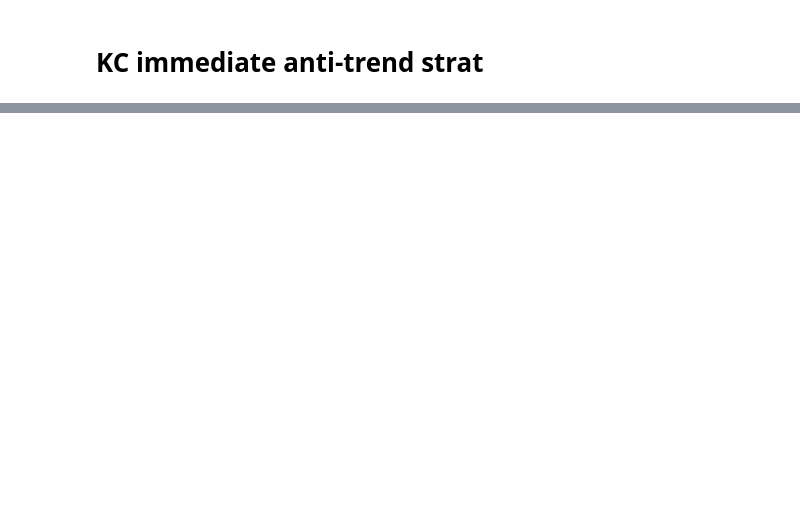
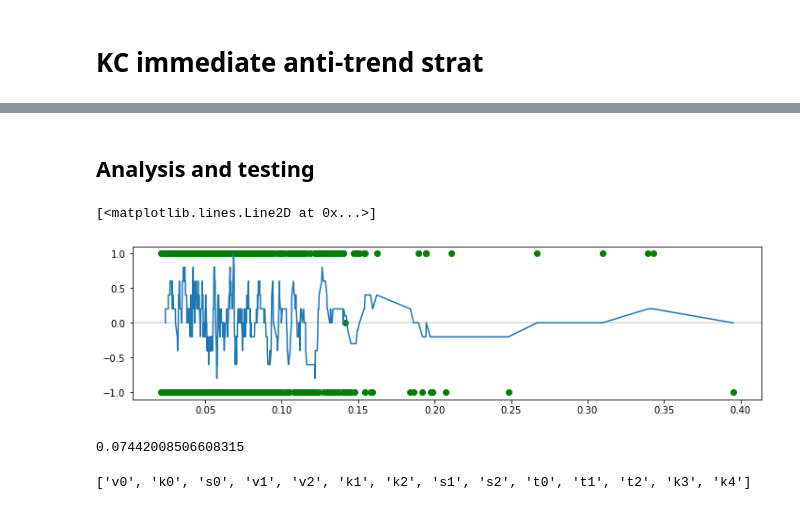
Before and after one commit to sunnymnie/chart-visualizer, a Jupyter notebook: kc-anti-trend.ipynb, the cells around one changed output, grey strips where cells are left out. Saved outputs shown, nothing was run; the diff lists cells and outputs as text; code cells hidden in the pictures; blank space fills up the shorter version.

Commit message:
analysis on kc

```diff
--- a/kc-anti-trend.ipynb
+++ b/kc-anti-trend.ipynb
@@ -112,0 +194,36 @@ Name: ret, dtype: int64
+# %%
+def volume(df1, df2, df3):
+    return sum(df1.volume)/sum(df2.volume)
+def kc_mid(df1, df2, df3):
+    return np.mean((df1.close-df1.kc_lower)/(df1.kc_upper-df1.kc_lower))
+#     return np.mean((df1.close-df1.kc_lower)/(df1.kc_upper-df1.kc_lower))
+def std_compare(df1, df2, df3):
+    return np.std(df1.close)/df1.iloc[0].close
+def v1(df1, df2, df3):
+    return sum(df1.volume)/sum(df3.volume)
+def v2(df1, df2, df3):
+    return (np.std(df1.volume)-np.std(df2.volume))/df1.iloc[0].close
+def k1(df1, df2, df3):
+    return np.mean(df1.kc_upper-df1.kc_lower)/df1.iloc[0].close
+def k2(df1, df2, df3):
+    return np.mean(df2.kc_upper-df2.kc_lower)/df2.iloc[0].close
+def s1(df1, df2, df3):
+    return np.std(df2.close)/df2.iloc[0].close
+def s2(df1, df2, df3):
+    return np.std(df2.kc_upper-df2.kc_lower)/df2.iloc[0].close
+def t0(df1, df2, df3):
+    return df1.iloc[-1].kc_middle-df1.iloc[0].kc_middle
+def t1(df1, df2, df3):
+    return df2.iloc[-1].kc_middle-df2.iloc[0].kc_middle
+def t2(df1, df2, df3):
+    return df3.iloc[-1].kc_middle-df3.iloc[0].kc_middle
+def k3(df1, df2, df3):
+    return np.mean((df2.close-df2.kc_lower)/(df2.kc_upper-df2.kc_lower))
+def k4(df1, df2, df3):
+    return np.mean((df3.close-df3.kc_lower)/(df3.kc_upper-df3.kc_lower))
+# %%
+funcs = [volume, kc_mid, std_compare, v1, v2, k1, k2, s1, s2, t0, t1, t2, k3, k4]
+# %%
+e = get_kc_events(df, events, stats, funcs)
+# %%
+e["ret"] = events.ret
@@ -112,0 +238,25 @@ Name: ret, dtype: int64
+# %% [markdown]
+## Analysis and testing
+# %%
+x = e.k2
+y = e.ret
+fig, ax = plt.subplots(figsize=(12,3))
+ax.scatter(x=x, y=y, c="green")
+ax.axhline(0, c="gray", alpha=0.3)
+
+ax.plot(average_line(x, y, 10))
+# %% [output]
+[<matplotlib.lines.Line2D at 0x...>]
+[figure, added]
+# %%
+1*m(e.k2)
+# %% [output]
+0.07442008506608315
+# %%
+def m(s):
+    return np.mean(s)
+def s(s):
+    return np.std(s)
+print(stats)
+# %% [output]
+['v0', 'k0', 's0', 'v1', 'v2', 'k1', 'k2', 's1', 's2', 't0', 't1', 't2', 'k3', 'k4']
```
Also changed, not shown: parts of 31 cells of this notebook, 2 other files.
